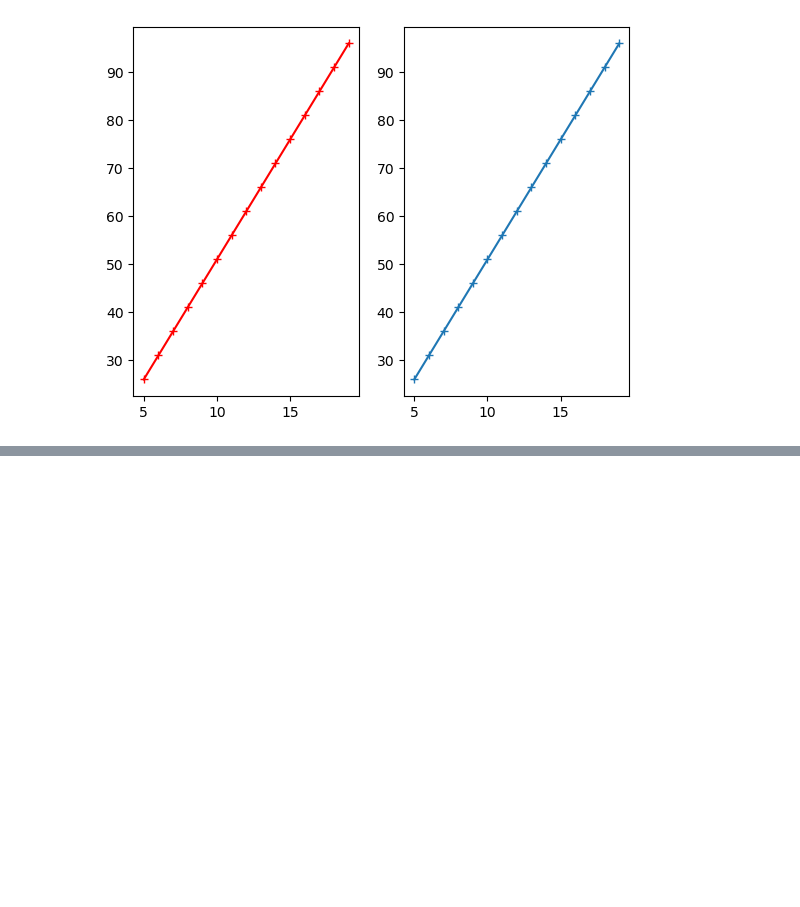
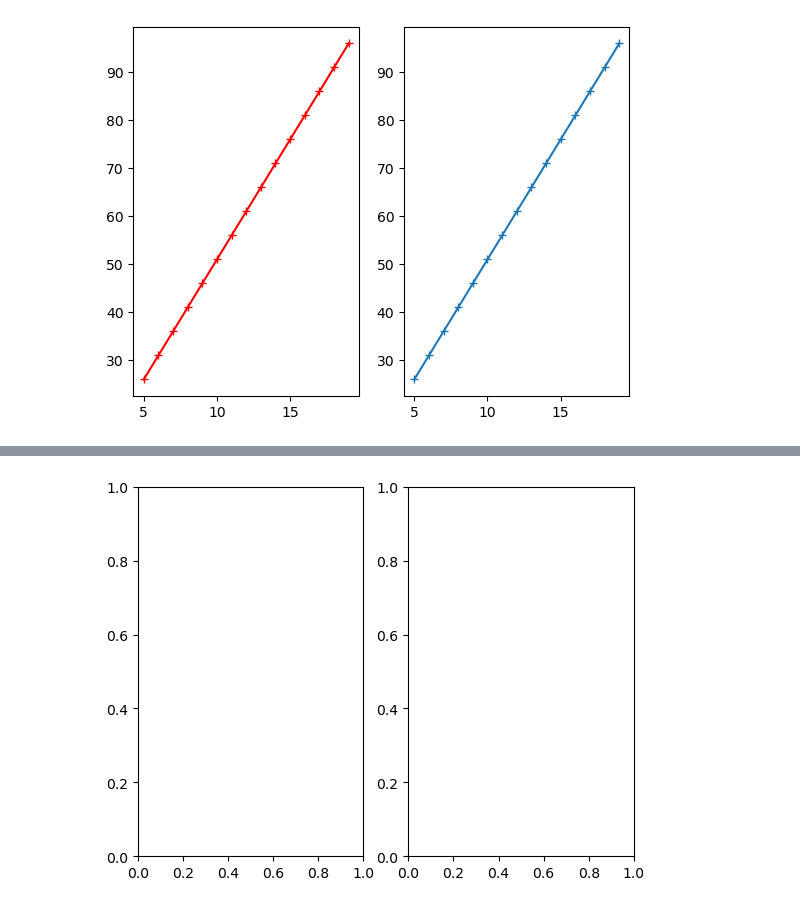
Before and after one commit to sahriyar70/Ai-ML, a Jupyter notebook: matplotlib/intro.ipynb, the cells around one changed output, grey strips where cells are left out. Cells and saved outputs as stored; diff of their text form; code cells hidden in the pictures; blank space fills up the shorter version.

```diff
--- a/matplotlib/intro.ipynb
+++ b/matplotlib/intro.ipynb
@@ -30,0 +85,4 @@ plt.show()
+# %%
+fig, axes = plt.subplots(nrows=1, ncols=2)
+# %% [output]
+[figure, added]
```
Also changed, not shown: parts of 11 cells of this notebook.
